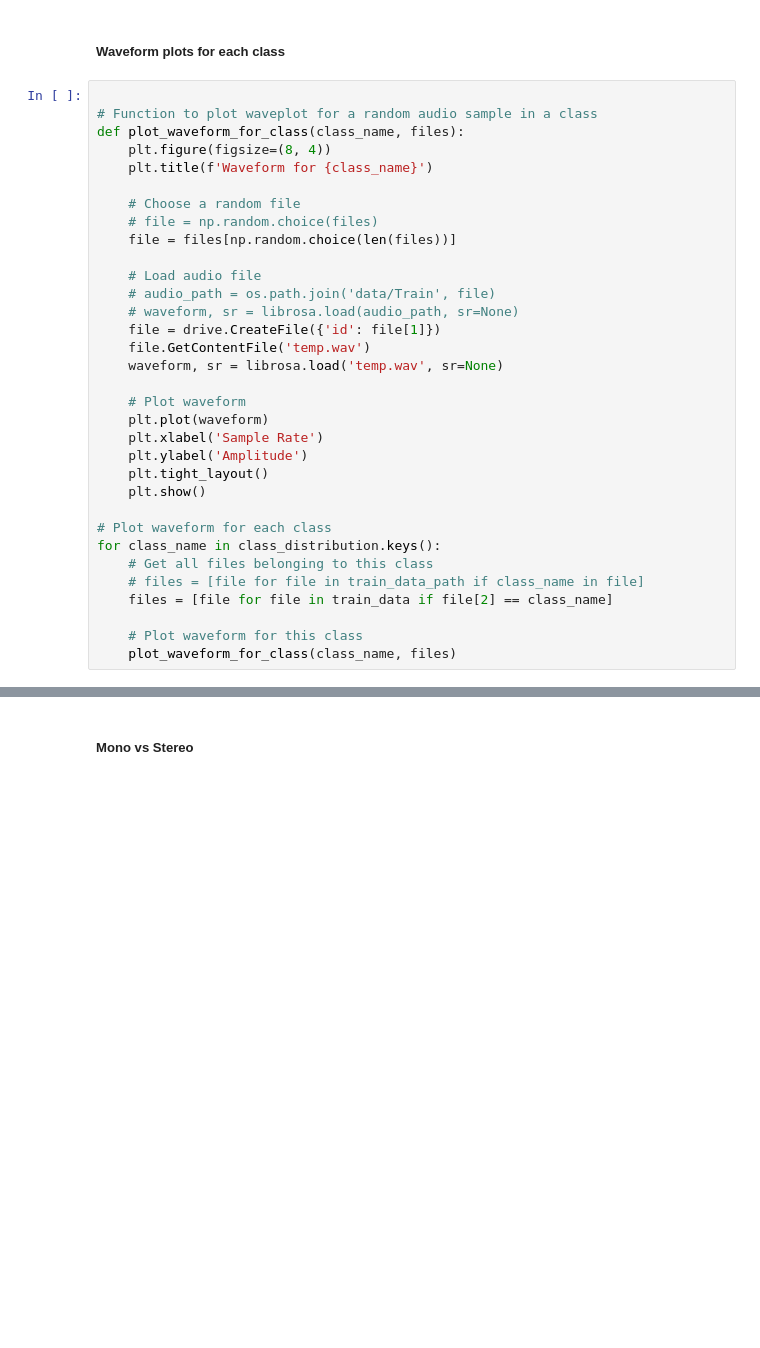
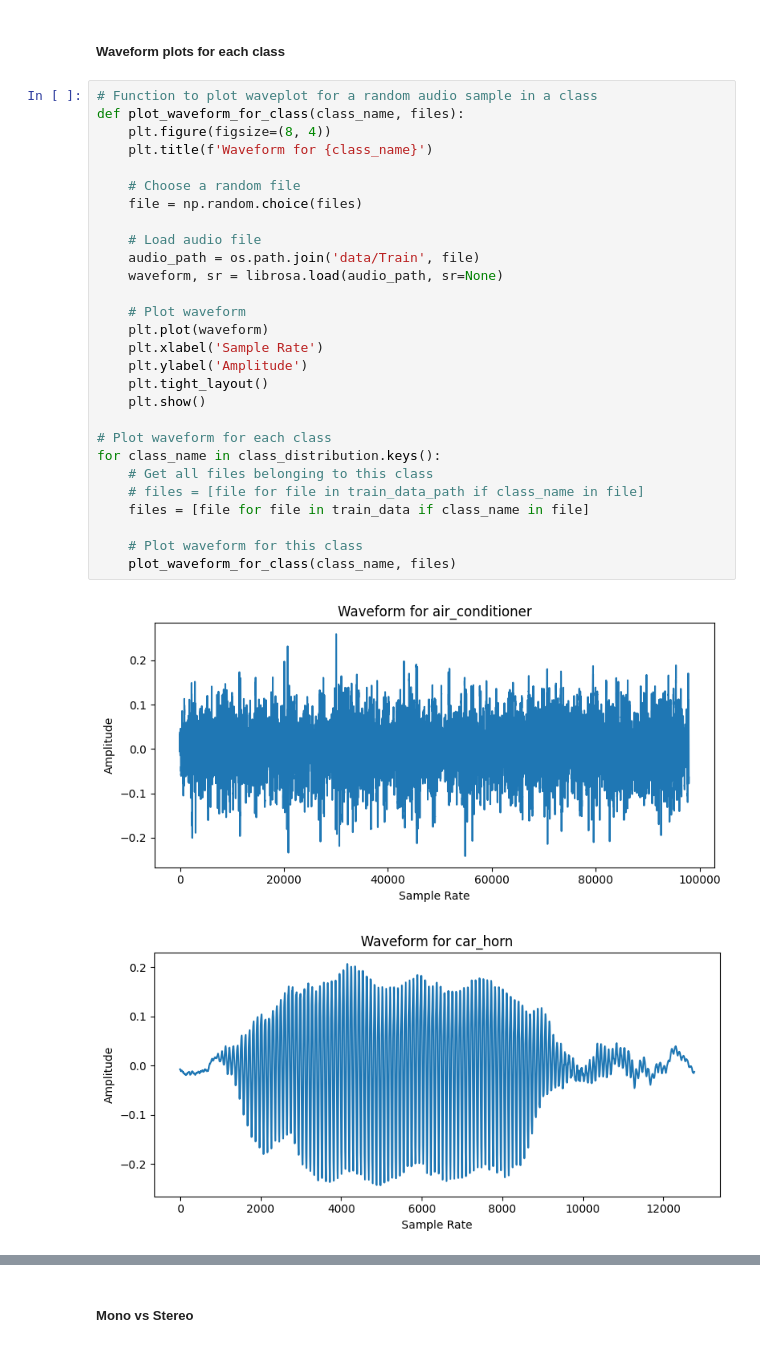
Before and after one commit to jasonmatthewsuhari/IT1244_UrbanSound, a Jupyter notebook: Urban Sound Analysis.ipynb, the cells around one changed output, grey strips where cells are left out. Cells and saved outputs as stored; diff of their text form; blank space fills up the shorter version.

```diff
--- a/Urban Sound Analysis.ipynb
+++ b/Urban Sound Analysis.ipynb
@@ -174,35 +105,33 @@ plt.tight_layout()
 # %% [markdown]
 ##### Waveform plots for each class
 # %%
-
 # Function to plot waveplot for a random audio sample in a class
 def plot_waveform_for_class(class_name, files):
     plt.figure(figsize=(8, 4))
     plt.title(f'Waveform for {class_name}')
 
     # Choose a random file
-    # file = np.random.choice(files)
-    file = files[np.random.choice(len(files))]
+    file = np.random.choice(files)
 
     # Load audio file
-    # audio_path = os.path.join('data/Train', file)
-    # waveform, sr = librosa.load(audio_path, sr=None)
-    file = drive.CreateFile({'id': file[1]})
-    file.GetContentFile('temp.wav')
-    waveform, sr = librosa.load('temp.wav', sr=None)
+    audio_path = os.path.join('data/Train', file)
+    waveform, sr = librosa.load(audio_path, sr=None)
 
     # Plot waveform
     plt.plot(waveform)
     plt.xlabel('Sample Rate')
     plt.ylabel('Amplitude')
     plt.tight_layout()
     plt.show()
 
 # Plot waveform for each class
 for class_name in class_distribution.keys():
     # Get all files belonging to this class
     # files = [file for file in train_data_path if class_name in file]
-    files = [file for file in train_data if file[2] == class_name]
+    files = [file for file in train_data if class_name in file]
 
     # Plot waveform for this class
     plot_waveform_for_class(class_name, files)
+# %% [output]
+[figure, added]
+[figure, added]
```
Also changed, not shown: parts of 18 cells of this notebook, 1 other file.
